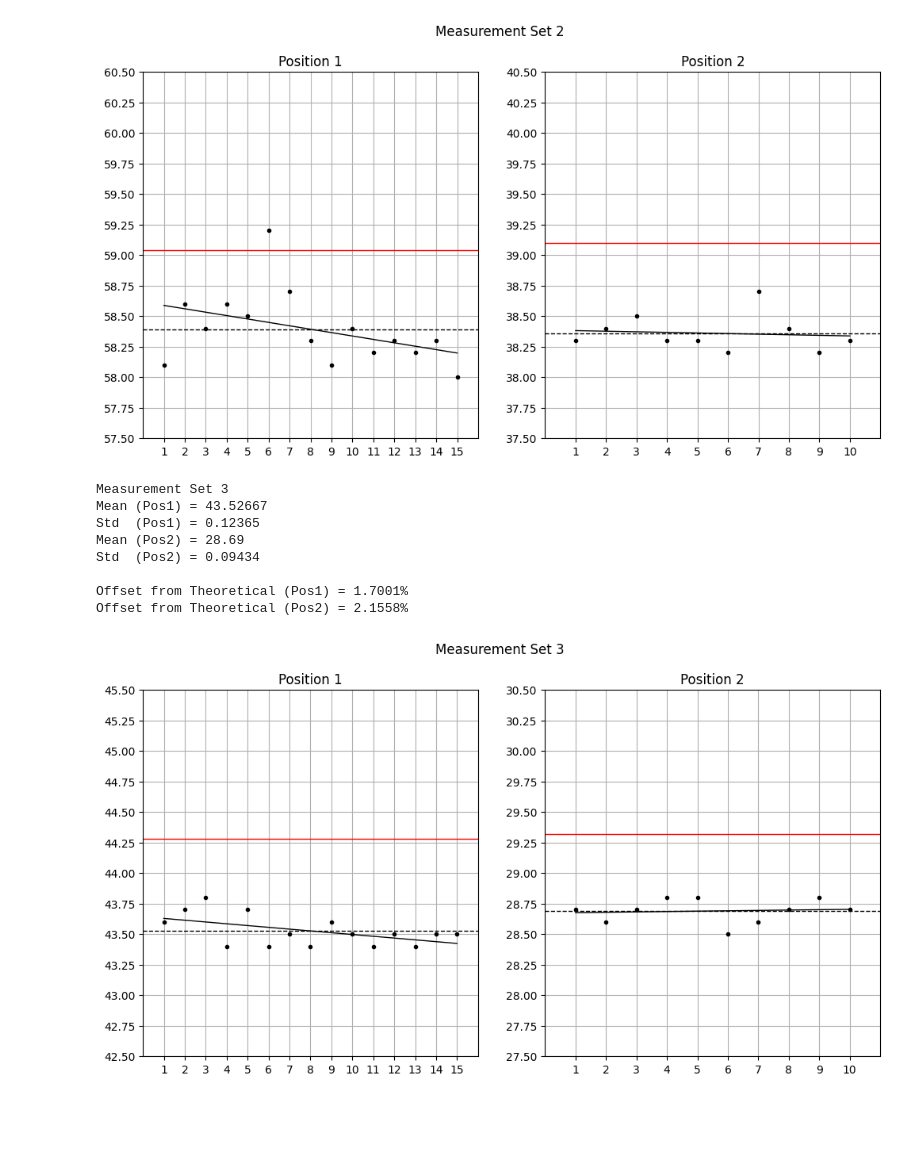
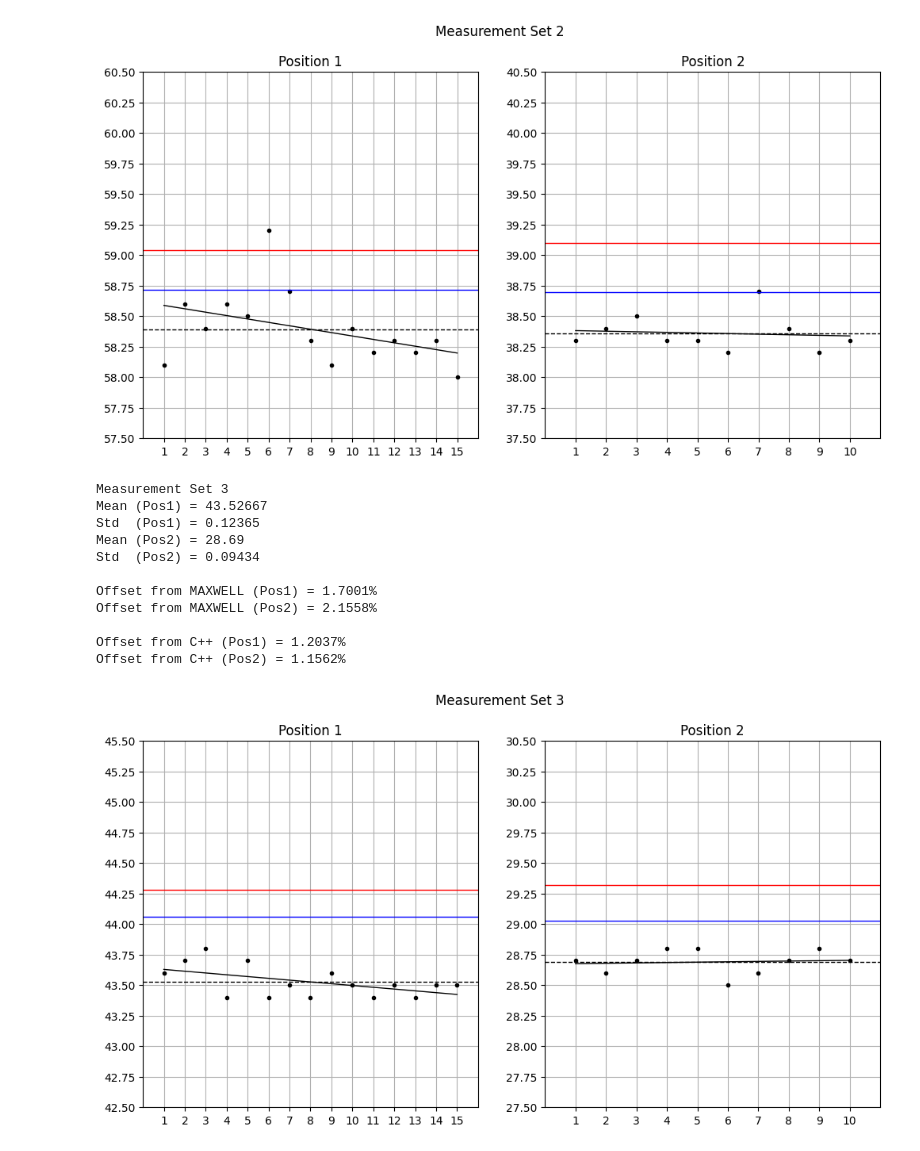
Before and after one commit to J-Papachristos/Thesis, a Jupyter notebook: Potential Field Solution/src/experimentData/statisticalAnalysis.ipynb, the cells around one changed output. Cells and saved outputs as stored; diff of their text form; code cells hidden in the pictures; blank space fills up the shorter version.

Commit message:
Added C++ Data in plots & . Offsets

```diff
--- a/Potential Field Solution/src/experimentData/statisticalAnalysis.ipynb
+++ b/Potential Field Solution/src/experimentData/statisticalAnalysis.ipynb
@@ -21,6 +21,13 @@ s12p2_th: float = 39.096156651770
 # Values from MAXWELL Setup 1 (I = 1.5[A])
 s3p1_th: float = 44.279453318473
 s3p2_th: float = 29.322117589565
+
+# Values from C++ Setup (I = 2.0 [A])
+s12p1_cpp: float = 58.7182
+s12p2_cpp: float = 38.6977
+# Values from C++ Setup (I = 1.5 [A])
+s3p1_cpp: float = 44.0570
+s3p2_cpp: float = 29.0256
 # %%
 # Linear Function for use in Curve Fit
 def linearFunc(x: float, a: float, b: float) -> float:
@@ -61,17 +68,23 @@ class dataSet:
         if self.num == 3 :
             p1_th = s3p1_th
             p2_th = s3p2_th
+            p1_cpp = s3p1_cpp
+            p2_cpp = s3p2_cpp
         else :
             p1_th = s12p1_th
             p2_th = s12p2_th
+            p1_cpp = s12p1_cpp
+            p2_cpp = s12p2_cpp
 
         print("Measurement Set " + str(self.num))
         print("Mean (Pos1) = " + str(round(self.p1_m, 5)))
         print("Std  (Pos1) = " + str(round(self.p1_s, 5)))
         print("Mean (Pos2) = " + str(round(self.p2_m, 5)))
         print("Std  (Pos2) = " + str(round(self.p2_s, 5)))
-        print("\nOffset from Theoretical (Pos1) = " + str(round(abs((self.p1_m - p1_th)/p1_th) * 100, 4)) + "%")
-        print("Offset from Theoretical (Pos2) = " + str(round(abs((self.p2_m - p2_th)/p2_th) * 100, 4)) + "%")
+        print("\nOffset from MAXWELL (Pos1) = " + str(round(abs((self.p1_m - p1_th)/p1_th) * 100, 4)) + "%")
+        print("Offset from MAXWELL (Pos2) = " + str(round(abs((self.p2_m - p2_th)/p2_th) * 100, 4)) + "%")
+        print("\nOffset from C++ (Pos1) = " + str(round(abs((self.p1_m - p1_cpp)/p1_cpp) * 100, 4)) + "%")
+        print("Offset from C++ (Pos2) = " + str(round(abs((self.p2_m - p2_cpp)/p2_cpp) * 100, 4)) + "%")
 
         plt.figure(num=self.num, figsize=[12,6])
         plt.suptitle("Measurement Set " + str(self.num))
@@ -87,6 +100,8 @@ class dataSet:
                  'k',linewidth=1)
         plt.plot([0,np.size(self.p1)+1], [p1_th, p1_th],
                  'r',linewidth=1)
+        plt.plot([0,np.size(self.p1)+1], [p1_cpp, p1_cpp],
+                 'b',linewidth=1)
 
         plt.grid(True)
         plt.xlim([0,np.size(self.p1)+1])
@@ -107,6 +122,8 @@ class dataSet:
                  'k',linewidth=1)
         plt.plot([0,np.size(self.p2)+1], [p2_th, p2_th],
                  'r',linewidth=1)
+        plt.plot([0,np.size(self.p2)+1], [p2_cpp, p2_cpp],
+                 'b',linewidth=1)
 
         plt.grid(True)
         plt.xlim([0,np.size(self.p2)+1])
@@ -168,10 +191,13 @@ Offset from Theoretical (Pos2) = 1.8829%
-[figure, old version]
+[figure, new version]
 Measurement Set 3
 Mean (Pos1) = 43.52667
 Std  (Pos1) = 0.12365
 Mean (Pos2) = 28.69
 Std  (Pos2) = 0.09434
 
-Offset from Theoretical (Pos1) = 1.7001%
-Offset from Theoretical (Pos2) = 2.1558%
+Offset from MAXWELL (Pos1) = 1.7001%
+Offset from MAXWELL (Pos2) = 2.1558%
+
+Offset from C++ (Pos1) = 1.2037%
+Offset from C++ (Pos2) = 1.1562%
-[figure, old version]
+[figure, new version]
```
Also changed, not shown: parts of 1 cell of this notebook, 3 other files.
